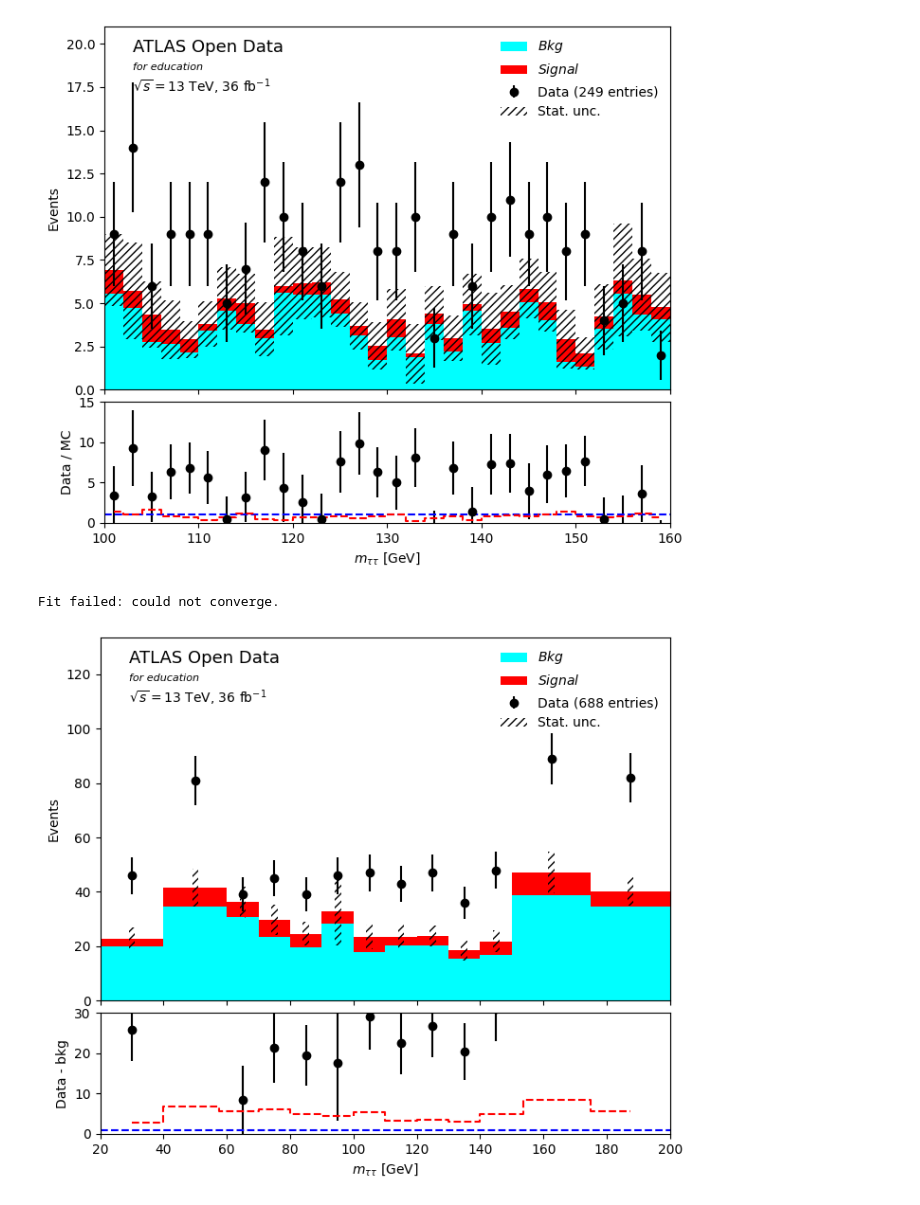
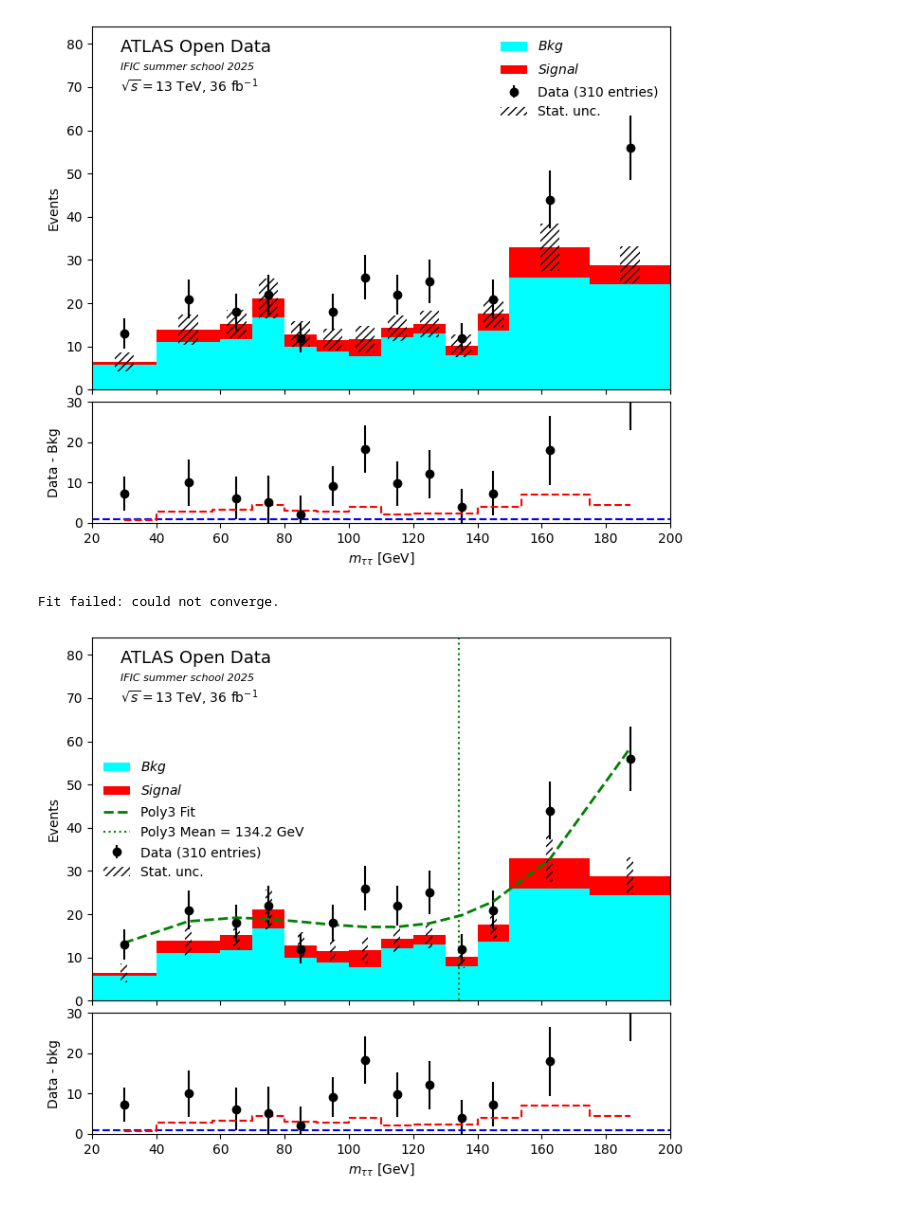
Before and after one commit to M0V1/IFIC-SummerSchool-2025, a Jupyter notebook: Htotautau.ipynb, the cells around one changed output. Saved outputs shown, nothing was run; the diff lists cells and outputs as text; code cells hidden in the pictures.

```diff
--- a/Htotautau.ipynb
+++ b/Htotautau.ipynb
@@ -145,11 +171,12 @@ def process_file(file_path, tree_name, loop):
     variables = ["tau_pt", "tau_eta", "tau_phi", "tau_e", "tau_charge", "trigT", "lep_isTrigMatched", "tau_n", "met","met_phi", "lep_type", "lep_isMediumID", "lep_isLooseIso", "jet_e", "jet_pt", "jet_eta", "jet_phi", "jet_btag_quantile", "ScaleFactor_TAU", "ScaleFactor_DiTauTRIGGER", "ScaleFactor_PILEUP", "ScaleFactor_BTAG", "mcWeight", "sum_of_weights", "xsec", "filteff", "kfac"]
 
     for data in tree.iterate(variables, library="ak", entry_start=int(tree.num_entries * fraction * loop), entry_stop=int(tree.num_entries * fraction * (loop + 1))):
-       # data = data[cut_tau_pt(data.tau_pt)]
+        data = data[cut_tau_pt(data.tau_pt)]
        # data = data[cut_leading_jet(data.jet_pt)]
         #data = data[cut_trig(data.trigDT)]
         #data = data[cut_met_et(data.met)]
         data = data[cut_eta(data.tau_eta)]
+        #data = data[cut_dR(data.tau_eta, data.tau_phi)]
         #data = data[Matched_cut(data.lep_isTrigMatched)]
         data['Inv_mass'] = Hmass(data.tau_e, data.tau_pt, data.tau_eta, data.tau_phi) #invariant
         #data['Inv_mass'] = collinear_mass(data.tau_pt, data.tau_phi,data.tau_e, data.met, data.met_phi) #colinear approx
@@ -233,8 +262,9 @@ Error in file IFIC-SummerSchool-2025/ODEO_FEB2025_v0_2J2LMET30_data15_periodH.2J
 # %%
 
 def plot_data(bkg, signal, data, fit=True):
-    xmin, xmax, step_size = 100, 160, 2
-    bin_edges = np.arange(xmin, xmax + step_size, step_size)
+    xmin, xmax, step_size = 20, 200, 6
+    #bin_edges = np.arange(xmin, xmax + step_size, step_size)
+    bin_edges = np.array([20, 40, 60, 70, 80,90, 100,110, 120, 130,140, 150, 175, 200])
     bin_centres = (bin_edges[:-1] + bin_edges[1:]) / 2
 
 
@@ -269,43 +299,43 @@ def plot_data(bkg, signal, data, fit=True):
 
 
     main_ax.bar(bin_centres, 2 * total_mc_err, alpha=0.5, bottom=total_mc - total_mc_err,
                 color='none', hatch="////", width=step_size, label='Stat. unc.')
 
     main_ax.set_xlim(xmin, xmax)
     main_ax.set_ylim(0, max(max(data_y), max(total_mc)) * 1.5)
     main_ax.set_ylabel("Events")
     main_ax.text(0.05, 0.93, 'ATLAS Open Data', transform=main_ax.transAxes, fontsize=13)
-    main_ax.text(0.05, 0.88, 'for education', transform=main_ax.transAxes, style='italic', fontsize=8)
+    main_ax.text(0.05, 0.88, 'IFIC summer school 2025', transform=main_ax.transAxes, style='italic', fontsize=8)
     main_ax.text(0.05, 0.82, r'$\sqrt{s}=13$ TeV, 36 fb$^{-1}$', transform=main_ax.transAxes)
     main_ax.legend(frameon=False)
 
 
     #ratio = data_y / total_mc
     ratio = data_y -bkg_y
     ratio_err =  np.sqrt(data_yerr**2+np.histogram(bkg['Inv_mass'], bins=bin_edges, weights=bkg['Weight']**2)[0])
 
     ratio_ax.errorbar(bin_centres, ratio, yerr=ratio_err, fmt='ko')
     ratio_ax.axhline(1, color='blue', linestyle='--')
     ratio_ax.step(bin_centres, signal_y, where='mid', color='red', linestyle='--', label='Signal MC')
 
-    ratio_ax.set_ylabel("Data / MC")
-    ratio_ax.set_ylim(0, 15)
+    ratio_ax.set_ylabel("Data - Bkg")
+    ratio_ax.set_ylim(0, 30)
     ratio_ax.set_xlabel(r"$m_{\tau\tau}$ [GeV]")
 
     plt.tight_layout()
     plt.subplots_adjust(hspace=0.05)
     plt.show()
 
 
 plot_data(bkg_data, signal_data, data_data)
 # %% [output]
-[figure, old version]
+[figure, new version]
 # %%
 import numpy as np
 import matplotlib.pyplot as plt
 from matplotlib.ticker import AutoMinorLocator
 from scipy.optimize import curve_fit
-
+from scipy.integrate import quad
 # Gaussian
 def gaussian(x, A, mu, sigma):
     return A * np.exp(-0.5 * ((x - mu) / sigma)**2)
@@ -353,27 +383,39 @@ def plot_data(bkg, signal, data, fit=True):
                 color='none', hatch="////", width=step_size, label='Stat. unc.')
 
     # Fit
+    # Fit
     if fit:
-        mask = data_y > 0
-        try:
-            popt, pcov = curve_fit(gaussian, bin_centres[mask], data_y[mask], p0=[max(data_y), 125, 10], sigma=data_yerr[mask])
-            fit_curve = gaussian(bin_centres, *popt)
-            main_ax.plot(bin_centres, fit_curve, 'm--', linewidth=2, label=f'Gaussian Fit\n$\mu$={popt[1]:.1f}, $\sigma$={popt[2]:.1f}')
-        except RuntimeError:
-            print("Fit failed: could not converge.")
+       mask = data_y > 0
+       try:
+          popt, pcov = curve_fit(gaussian, bin_centres[mask], data_y[mask], p0=[max(data_y), 125, 10], sigma=data_yerr[mask])
+          fit_curve = gaussian(bin_centres, *popt)
+          main_ax.plot(bin_centres, fit_curve, 'm--', linewidth=2, label=f'Gaussian Fit\n$\mu$={popt[1]:.1f}, $\sigma$={popt[2]:.1f}')
+       except RuntimeError:
+          print("Fit failed: could not converge.")
 
-      #  try:
-       #     popt_poly, pcov_poly = curve_fit(poly2, bin_centres[mask], data_y[mask], sigma=data_yerr[mask])
-       #     fit_poly_curve = poly2(bin_centres, *popt_poly)
-        #    main_ax.plot(bin_centres, fit_poly_curve, 'g--', linewidth=2, label=f'Poly3 Fit')
-       # except RuntimeError:
-        #    print("Polynomial fit failed.")
+       try:
+          popt_poly, pcov_poly = curve_fit(poly3, bin_centres[mask], data_y[mask], sigma=data_yerr[mask])
+          fit_poly_curve = poly3(bin_centres, *popt_poly)
+          main_ax.plot(bin_centres, fit_poly_curve, 'g--', linewidth=2, label=f'Poly3 Fit')
+
+          def poly3_fit(x): return poly3(x, *popt_poly)
+          def x_poly3(x): return x * poly3_fit(x)
+
+          x_min_int, x_max_int = bin_edges[0], bin_edges[-1]
+          integral_f, _ = quad(poly3_fit, x_min_int, x_max_int)
+          integral_xf, _ = quad(x_poly3, x_min_int, x_max_int)
+
+          mean_poly3 = integral_xf / integral_f if integral_f != 0 else float('nan')
+          main_ax.axvline(mean_poly3, color='green', linestyle=':', label=f'Poly3 Mean = {mean_poly3:.1f} GeV')
+
+       except RuntimeError:
+            print("Polynomial fit failed.")
 
     main_ax.set_xlim(xmin, xmax)
     main_ax.set_ylim(0, max(max(data_y), max(total_mc)) * 1.5)
     main_ax.set_ylabel("Events")
     main_ax.text(0.05, 0.93, 'ATLAS Open Data', transform=main_ax.transAxes, fontsize=13)
-    main_ax.text(0.05, 0.88, 'for education', transform=main_ax.transAxes, style='italic', fontsize=8)
+    main_ax.text(0.05, 0.88, 'IFIC summer school 2025', transform=main_ax.transAxes, style='italic', fontsize=8)
     main_ax.text(0.05, 0.82, r'$\sqrt{s}=13$ TeV, 36 fb$^{-1}$', transform=main_ax.transAxes)
     main_ax.legend(frameon=False)
 
@@ -395,4 +437,4 @@ def plot_data(bkg, signal, data, fit=True):
 plot_data(bkg_data, signal_data, data_data)
 # %% [output]
 Fit failed: could not converge.
-[figure, old version]
+[figure, new version]
```
Also changed, not shown: parts of 4 cells of this notebook.
